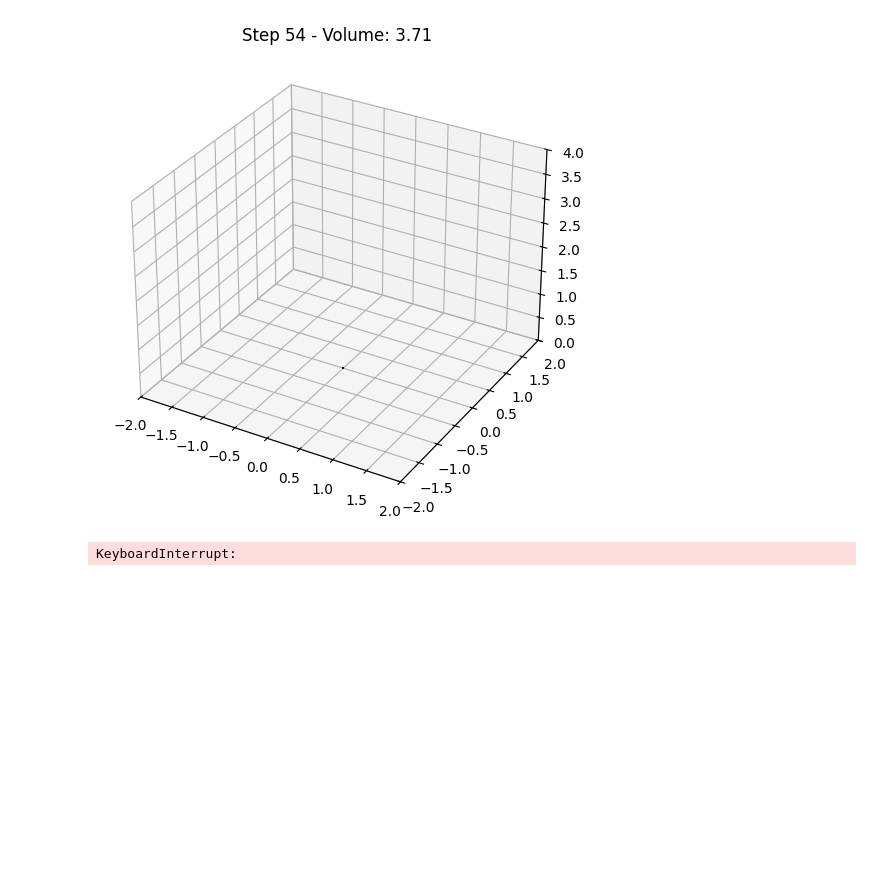
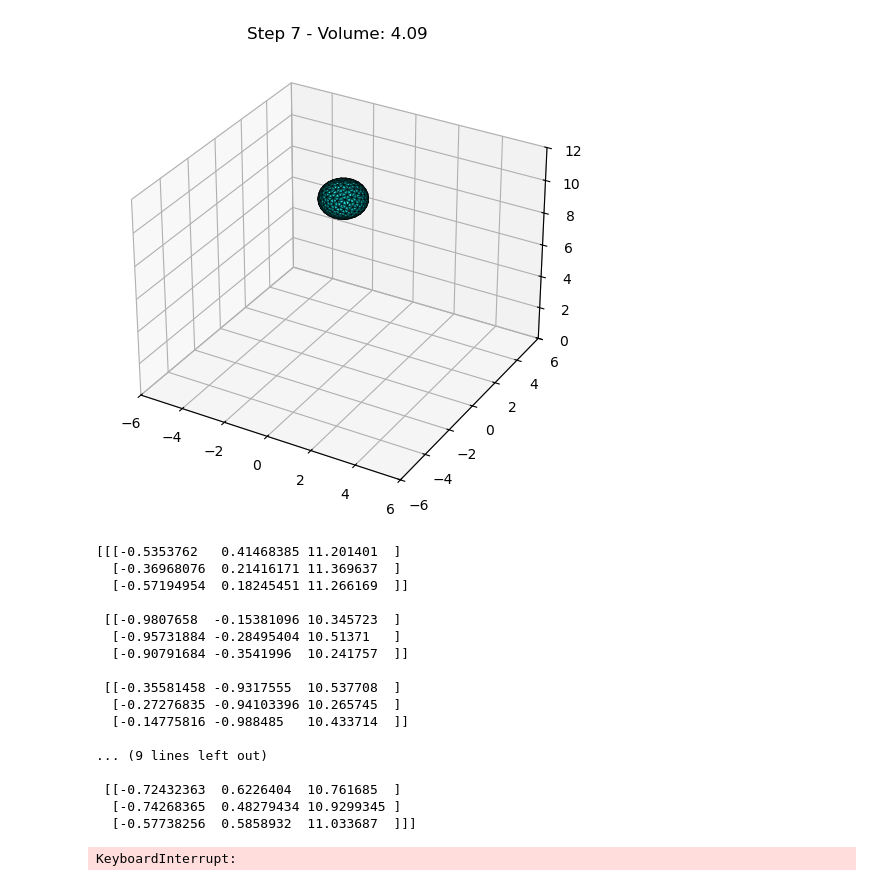
Before and after one commit to owenlambchops/CS184-final-project, a Jupyter notebook: python_sim_dev/sim.ipynb, the cells around one changed output. Saved outputs shown, nothing was run; the diff lists cells and outputs as text; code cells hidden in the pictures; blank space fills up the shorter version.

```diff
--- a/python_sim_dev/sim.ipynb
+++ b/python_sim_dev/sim.ipynb
@@ -12,45 +201,66 @@ from mpl_toolkits.mplot3d.art3d import Poly3DCollection
 # %%
 # --- Initialization ---
-n_verts = 50
+n_verts = 250
 radius = 1.0
 x, faces, neighbours = generate_polyhedron(n_vertices=n_verts, radius=radius) #
 
 # Drop from Z=1 (Center is at 0, so we add 2 to clear the floor)
-x[:, 2] += 1.50
+x[:, 2] += 10.50
 v = np.zeros_like(x)
 
 # Calculate the 'ideal' volume to maintain
 _, V_initial = compute_vertex_normals_and_volume(x, faces) #
+print(f"Initial Volume: {V_initial:.2f}")
+print(f"Initial Vertices:\n{x}")
 
-dt = 0.00001
+dt = 0.01
 num_steps = 1000
 
 # --- Plotting Setup ---
 fig = plt.figure(figsize=(8, 6))
 ax = fig.add_subplot(111, projection='3d')
 
-for s in range(num_steps):
+for s in range(199):
     # Update Physics
-    x, v = step(x, v, faces, neighbours, V_initial, dt)
-
+    x, v = step_test(x, v, faces, neighbours, V_initial, dt)
     # Visualization
     ax.clear()
 
     # Create triangle mesh for plotting
     poly = Poly3DCollection(x[faces], alpha=0.5, edgecolor='k', facecolors='cyan')
     ax.add_collection3d(poly)
 
     # Fix the viewing window
-    ax.set_xlim(-2, 2)
-    ax.set_ylim(-2, 2)
-    ax.set_zlim(0, 4)
-    ax.set_title(f"Step {s} - Volume: {V_initial:.2f}")
+    ax.set_xlim(-6, 6)
+    ax.set_ylim(-6, 6)
+    ax.set_zlim(0, 12)
+    _, V_current = compute_vertex_normals_and_volume(x, faces)
+    ax.set_title(f"Step {s} - Volume: {V_current:.2f}")
 
     # Refresh the notebook display
     display.clear_output(wait=True)
     display.display(plt.gcf())
 
+    print(x[faces])
+
 plt.close() # Prevents extra static plot from showing
 # %% [output]
-[figure, old version]
+[figure, new version]
-KeyboardInterrupt:
+[[[-0.5353762   0.41468385 11.201401  ]
+  [-0.36968076  0.21416171 11.369637  ]
+  [-0.57194954  0.18245451 11.266169  ]]
+
+ [[-0.9807658  -0.15381096 10.345723  ]
+  [-0.95731884 -0.28495404 10.51371   ]
+  [-0.90791684 -0.3541996  10.241757  ]]
+
+ [[-0.35581458 -0.9317555  10.537708  ]
+  [-0.27276835 -0.94103396 10.265745  ]
+  [-0.14775816 -0.988485   10.433714  ]]
+
+... (9 lines left out)
+
+ [[-0.72432363  0.6226404  10.761685  ]
+  [-0.74268365  0.48279434 10.9299345 ]
+  [-0.57738256  0.5858932  11.033687  ]]]
+KeyboardInterrupt:
```
Also changed, not shown: parts of 7 cells of this notebook, 3 other files.
